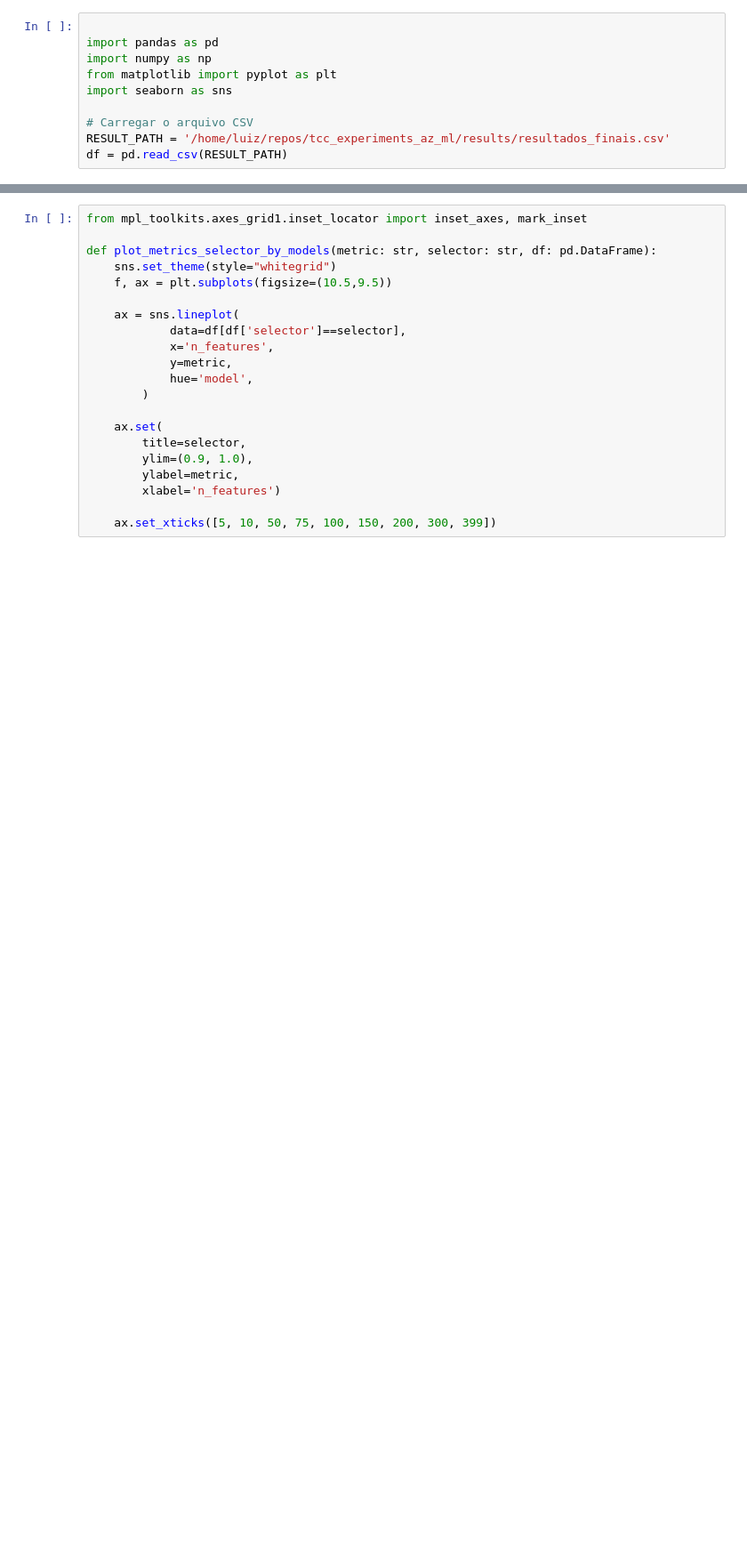
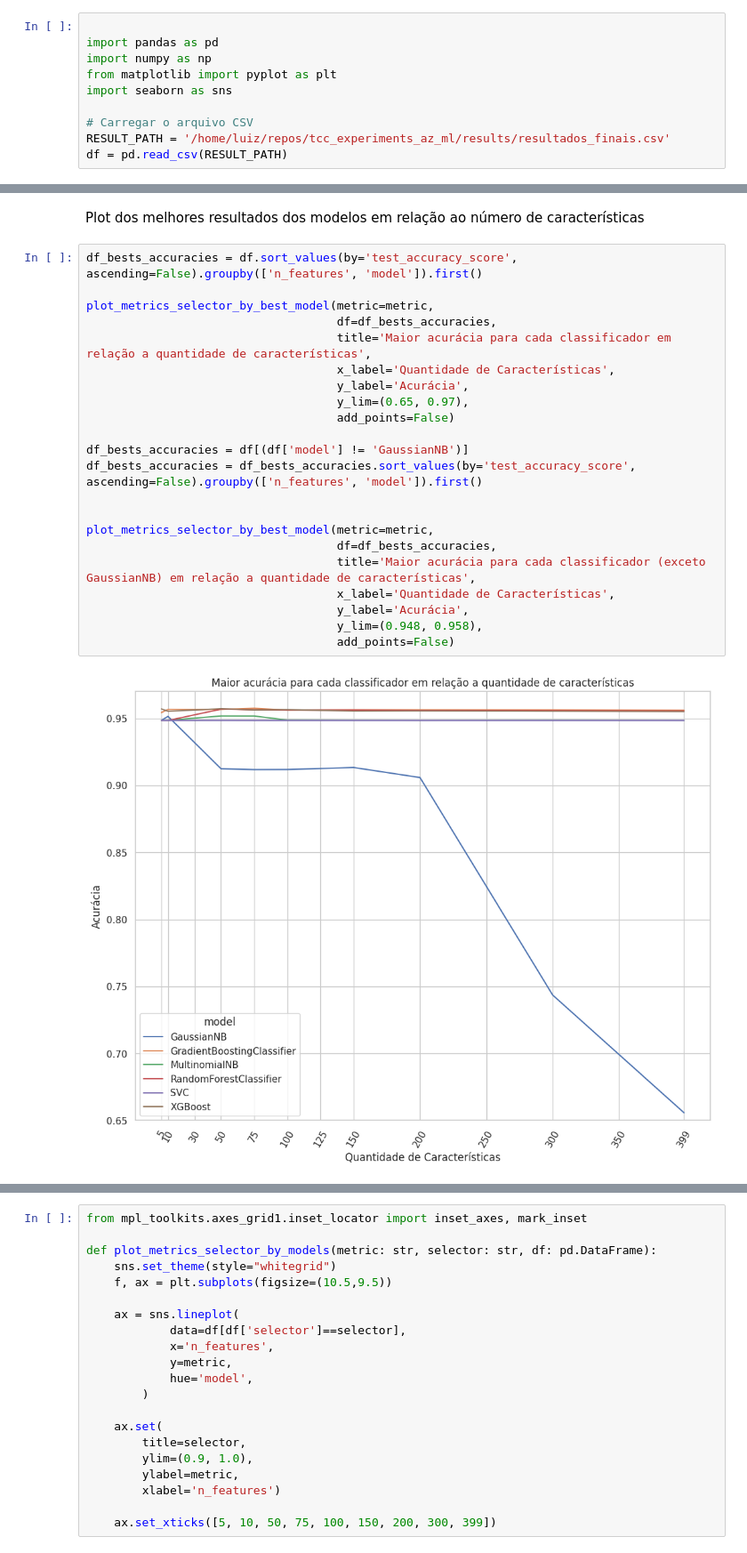
Before and after one commit to fsluizvictor/tcc_experiments_az_ml, a Jupyter notebook: src/notebooks/results/plot_experiments.ipynb, the cells around one changed output, grey strips where cells are left out. Shown: that part at 89% size. Saved outputs shown, nothing was run; the diff lists cells and outputs as text; blank space fills up the shorter version.

```diff
--- a/src/notebooks/results/plot_experiments.ipynb
+++ b/src/notebooks/results/plot_experiments.ipynb
@@ -39,0 +154,26 @@ df.sort_values(by=['n_features','test_accuracy_score', 'test_f1_score_average_we
+# %% [markdown]
+Plot dos melhores resultados dos modelos em relação ao número de características
+# %%
+df_bests_accuracies = df.sort_values(by='test_accuracy_score', ascending=False).groupby(['n_features', 'model']).first()
+
+plot_metrics_selector_by_best_model(metric=metric,
+                                    df=df_bests_accuracies,
+                                    title='Maior acurácia para cada classificador em relação a quantidade de características',
+                                    x_label='Quantidade de Características',
+                                    y_label='Acurácia',
+                                    y_lim=(0.65, 0.97),
+                                    add_points=False)
+
+df_bests_accuracies = df[(df['model'] != 'GaussianNB')]
+df_bests_accuracies = df_bests_accuracies.sort_values(by='test_accuracy_score', ascending=False).groupby(['n_features', 'model']).first()
+
+
+plot_metrics_selector_by_best_model(metric=metric,
+                                    df=df_bests_accuracies,
+                                    title='Maior acurácia para cada classificador (exceto GaussianNB) em relação a quantidade de características',
+                                    x_label='Quantidade de Características',
+                                    y_label='Acurácia',
+                                    y_lim=(0.948, 0.958),
+                                    add_points=False)
+# %% [output]
+[figure, added]
```
Also changed, not shown: parts of 14 cells of this notebook, 9 other files.
